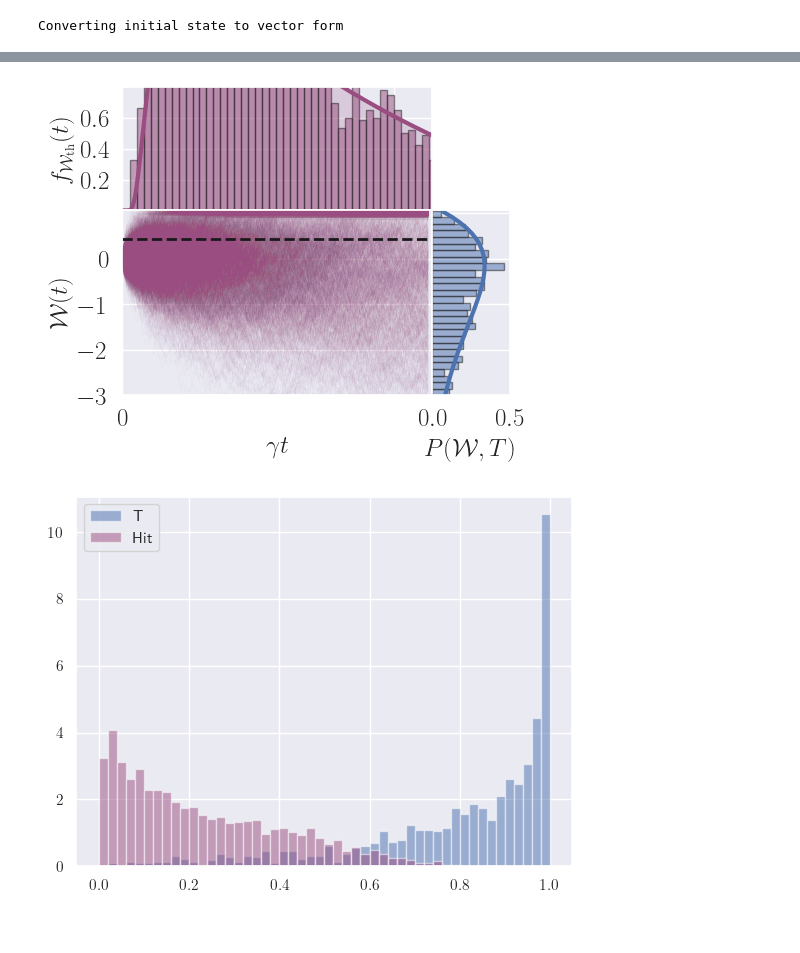
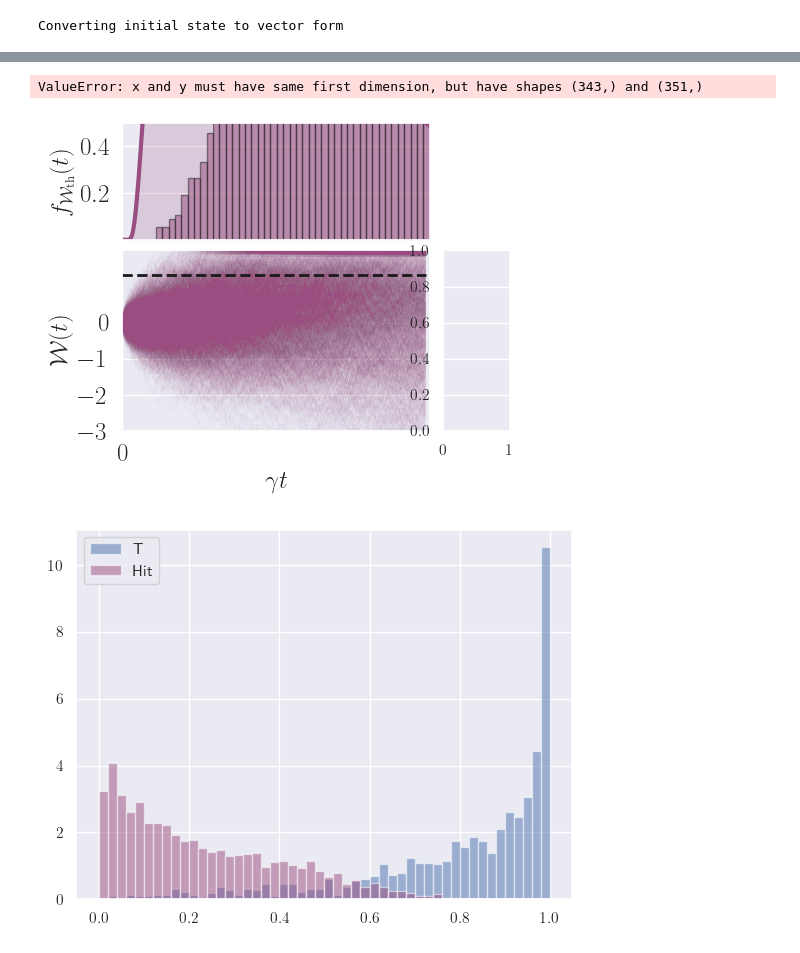
Before and after one commit to mikeal888/First_Passage_Times, a Jupyter notebook: Gambling_demon_2.ipynb, the cells around one changed output, grey strips where cells are left out. Drawn from its saved outputs; the diff is of its cells as text; code cells hidden in the pictures.

```diff
--- a/Gambling_demon_2.ipynb
+++ b/Gambling_demon_2.ipynb
@@ -130,5 +130,5 @@ Var = np.sum(dGt * t**2)*dt - Et**2
 # %%
 ntraj = 4000
 
-result = ssesolve(H, rho0, t, sc_ops=c_ops, e_ops=[H0, sy, -1j*sm, 1j*sp], store_measurement=True, ntraj=ntraj, store_all_expect=True)
+result = ssesolve(H, rho0, t, sc_ops=c_ops, e_ops=[H0, sy, -1j*sm, 1j*sp, sz], store_measurement=True, ntraj=ntraj, store_all_expect=True)
 # %% [output]
@@ -232,35 +258,36 @@ ax1.fill_between(t, dGt, color=color, alpha=0.2)
 ax1.hist(hitting_times, bins=50, color=color, alpha=0.5, density=True, edgecolor='k')
 
 plt.xticks(np.arange(0, tf, 0.2), [])
 plt.xlim(0, tf-0.1)
 plt.yticks(np.arange(0.2, 0.7, 0.2), fontsize=fs)
-plt.ylim(0, 0.8)
+plt.ylim(0, 0.5)
 plt.ylabel(r'$f_{\mathcal{W}_{\rm th}}(t)$', fontsize=fs)
 
 ax2 = fig.add_subplot(gs[2:5, :4])
 ax2.plot(t, W_ab[:3000].T, color=color, linewidth=0.1, alpha=0.1)
 plt.hlines(W_T, 0, tf, color='k', linewidth=2, linestyle='--')
 
 plt.ylim(-3, Omega*N_cutoff)
 plt.yticks(np.arange(-3, N_cutoff, 1), fontsize=fs)
 plt.xticks(np.arange(0, tf, 1), fontsize=fs)
 plt.xlim(0, tf+0.01)
 plt.ylabel(r'$\mathcal{W}(t)$', fontsize=fs)
 plt.xlabel(r'$\gamma t$', fontsize=fs)
 
 ax3 = fig.add_subplot(gs[2:, 4])
 ax3.plot(Pn_vec[:, -1]/(Omega*dN*Pn_Norm), Omega*N[N<N_cutoff], color='b', linewidth=3)
 ax3.hist(W_final, bins=50, orientation='horizontal', color='b', alpha=0.5, density=True, edgecolor='k')
 plt.yticks(np.arange(-5, Omega*N_cutoff+1, 1),[])
 plt.ylim(-3, Omega*N_cutoff)
 plt.xticks(np.arange(0.0, 1, 0.5), fontsize=fs)
 
 plt.xlabel(r'$P(\mathcal{W}, T)$', fontsize=fs)
 plt.subplots_adjust(wspace=0, hspace=0)
 
 plt.show()
 # %% [output]
+ValueError: x and y must have same first dimension, but have shapes (343,) and (351,)
-[figure, old version]
+[figure, new version]
 # %%
 plt.hist(dF_final_T, bins=50, density=True, label='T', range=(0, 1), color='b', alpha=0.5)
 plt.hist(dF_final_hit, bins=50, density=True, label='Hit', range=(0, 1), color=color, alpha=0.5)
```
Also changed, not shown: parts of 6 cells of this notebook, 1 other file.
